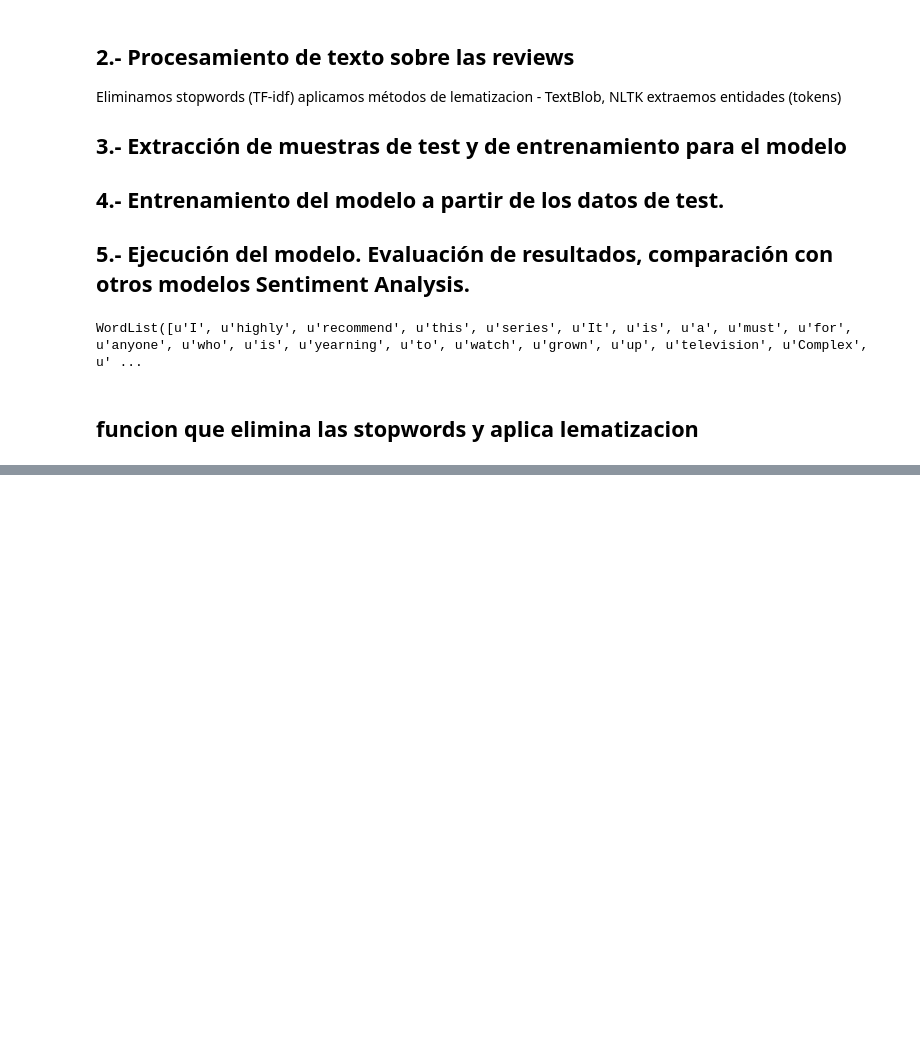
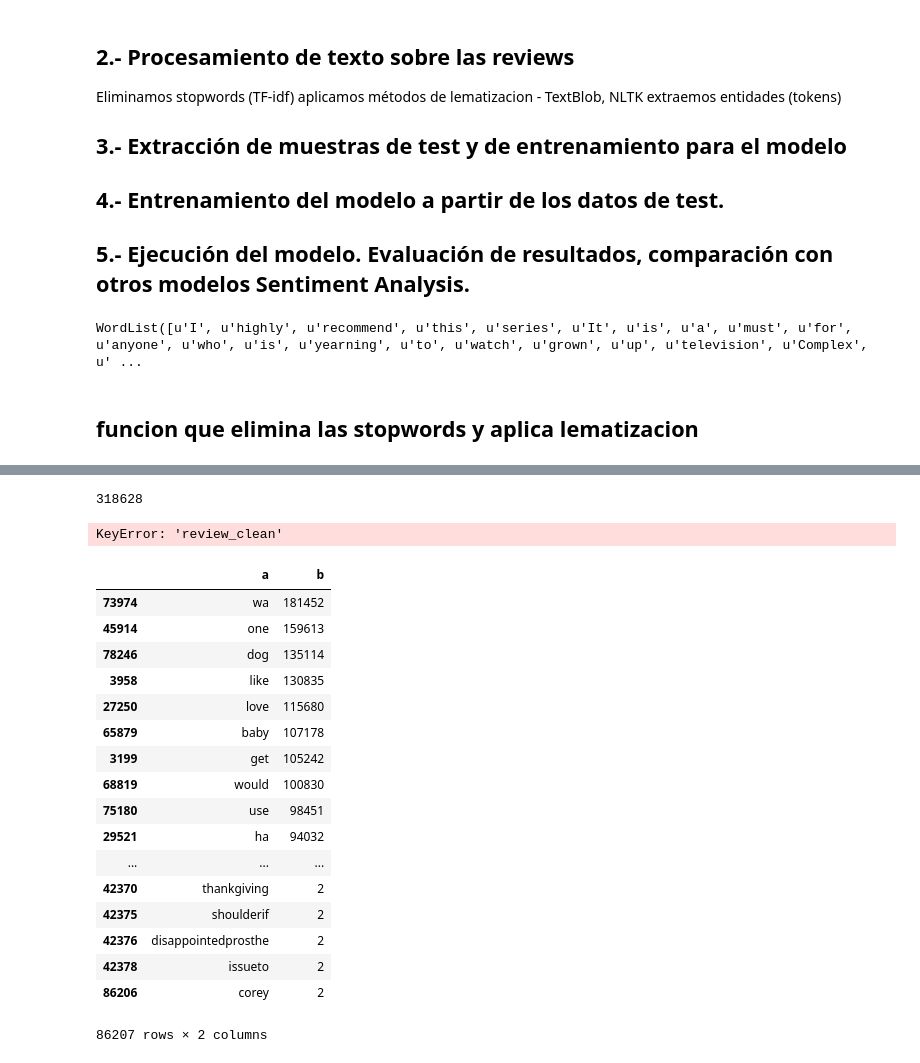
Before and after one commit to digeno/ProyectoFinMasterDataScience, a Jupyter notebook: Proyecto_DSC_DIRJAA.ipynb, the cells around one changed output, grey strips where cells are left out. Cells and saved outputs as stored; diff of their text form; code cells hidden in the pictures; blank space fills up the shorter version.

```diff
--- a/Proyecto_DSC_DIRJAA.ipynb
+++ b/Proyecto_DSC_DIRJAA.ipynb
@@ -144,0 +161,56 @@ conteo
+# %%
+# Concatenamos el dataset a partir de Pets y Babies
+
+frames = [babyDf,petsDf]
+
+babiesPetsDf = pd.concat(frames)
+
+babiesPetsDf.to_csv('babies+pets_reviews.csv', header=True,quoting=1)
+
+
+#babyDf.to_csv('reviews_Baby_5.csv', header=True,quoting=1)
+# %% [output]
+318628
+# %%
+# comprobamos que está bien generado el csv volviendolo a cargar en el DF
+babiesPetsDf=pd.read_csv('babies+pets_reviews.csv',header=False,sep=',')
+babiesPetsDf['review_clean'].sample(10)
+# %% [output]
+KeyError: 'review_clean'
+# %%
+#  crear un diccionario {palabra:ocurrencias}
+import numpy as np
+cnt = {}
+for linea in babiesPetsDf['review_clean'].astype(str).values:
+    for word in linea.split():
+        if (word not in cnt):
+            cnt[word] = 1
+        else:
+            cnt[word] += 1
+
+wordsSerie=pd.Series(cnt,index=cnt.keys())
+wordsSerie=wordsSerie[wordsSerie.values>1]
+data={'a':wordsSerie.index,'b':wordsSerie.values}
+wordsDf=pd.DataFrame(data=data, index=np.arange(len(wordsSerie)))
+wordsDf=wordsDf.sort('b', ascending=False)
+# %%
+wordsDf
+# %% [output]
+|  | a | b |
+| 73974 | wa | 181452 |
+| 45914 | one | 159613 |
+| 78246 | dog | 135114 |
+| 3958 | like | 130835 |
+| 27250 | love | 115680 |
+| 65879 | baby | 107178 |
+| 3199 | get | 105242 |
+| 68819 | would | 100830 |
+| 75180 | use | 98451 |
+| 29521 | ha | 94032 |
+| ... | ... | ... |
+| 42370 | thankgiving | 2 |
+| 42375 | shoulderif | 2 |
+| 42376 | disappointedprosthe | 2 |
+| 42378 | issueto | 2 |
+| 86206 | corey | 2 |
+86207 rows × 2 columns
```
Also changed, not shown: parts of 19 cells of this notebook.
